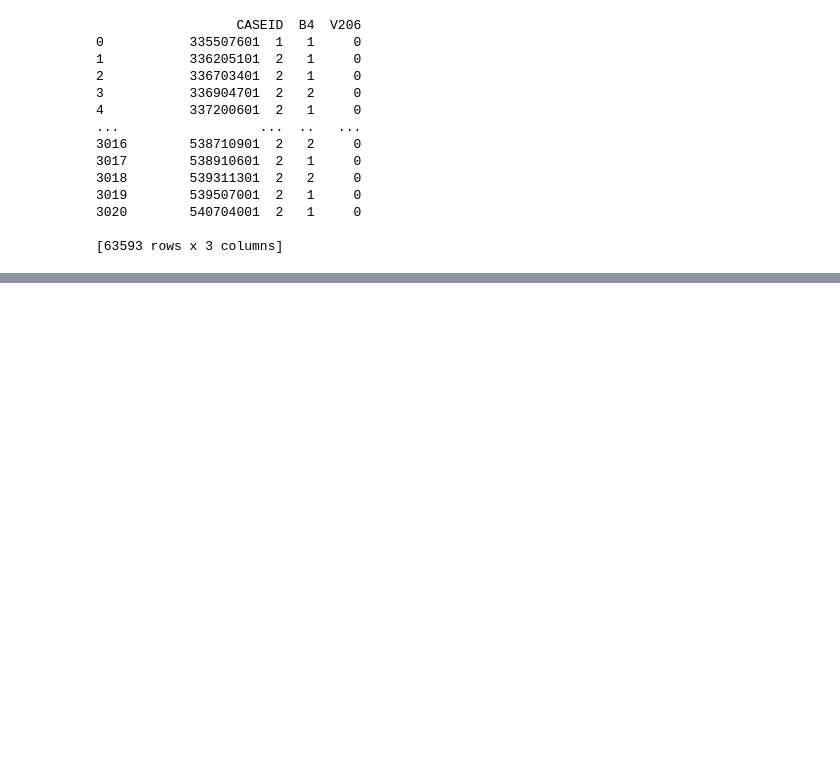
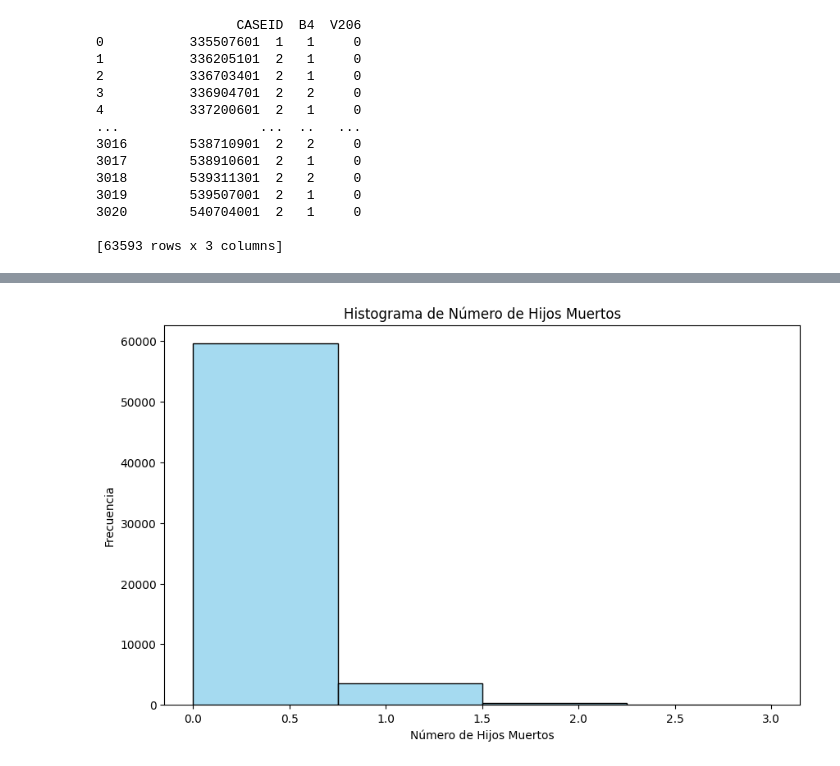
Before and after one commit to kair069/Analisis_de_Datos_Join, a Jupyter notebook: clase002.ipynb, the cells around one changed output, grey strips where cells are left out. Drawn from its saved outputs; the diff is of its cells as text; code cells hidden in the pictures; blank space fills up the shorter version.

```diff
--- a/clase002.ipynb
+++ b/clase002.ipynb
@@ -136,3 +136,5 @@ print(tabla_Resultante_1)
 # %%
 # Exportar datos y luego aplicar formato
 tabla_Resultante_1.to_excel('tabla_r.xlsx', sheet_name='Hoja1', index=False)
+# %%
+df_renombrado = tabla_Resultante_1.rename(columns={'B4': 'SEXO', 'V206': 'NUMERO DE HIJOS MUERTOS'})
@@ -138,0 +158,9 @@ tabla_Resultante_1.to_excel('tabla_r.xlsx', sheet_name='Hoja1', index=False)
+# %%
+plt.figure(figsize=(10, 6))
+sns.histplot(df_renombrado['NUMERO DE HIJOS MUERTOS'], kde=False, bins=df_renombrado['NUMERO DE HIJOS MUERTOS'].max() + 1, color='skyblue')
+plt.title('Histograma de Número de Hijos Muertos')
+plt.xlabel('Número de Hijos Muertos')
+plt.ylabel('Frecuencia')
+plt.show()
+# %% [output]
+[figure, added]
```
Also changed, not shown: parts of 3 cells of this notebook.
